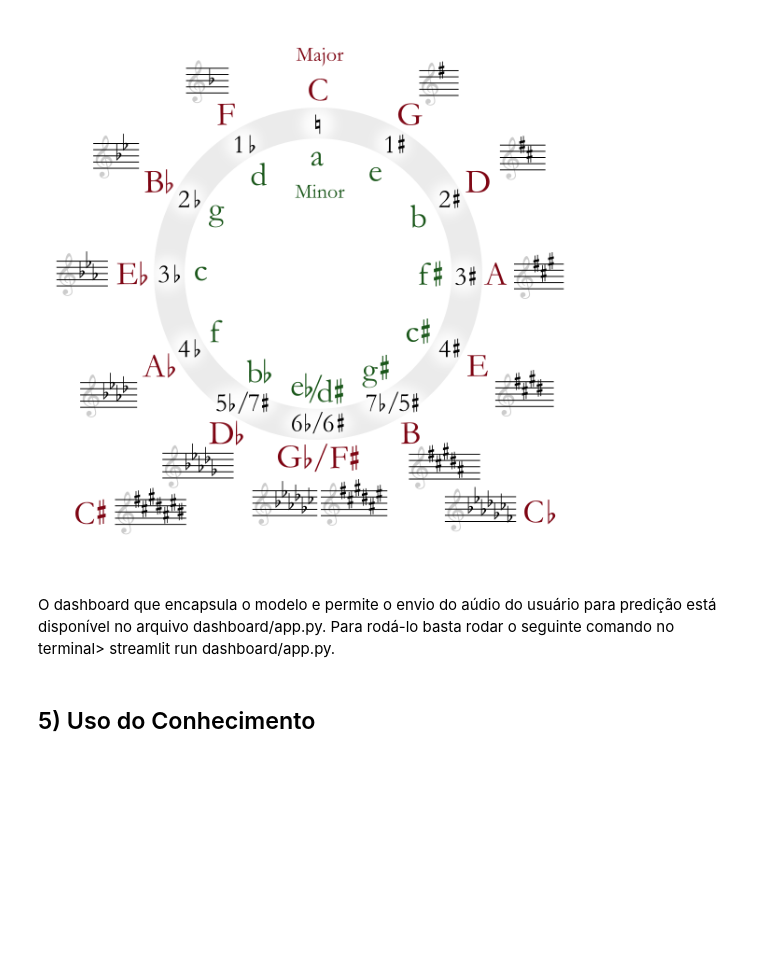
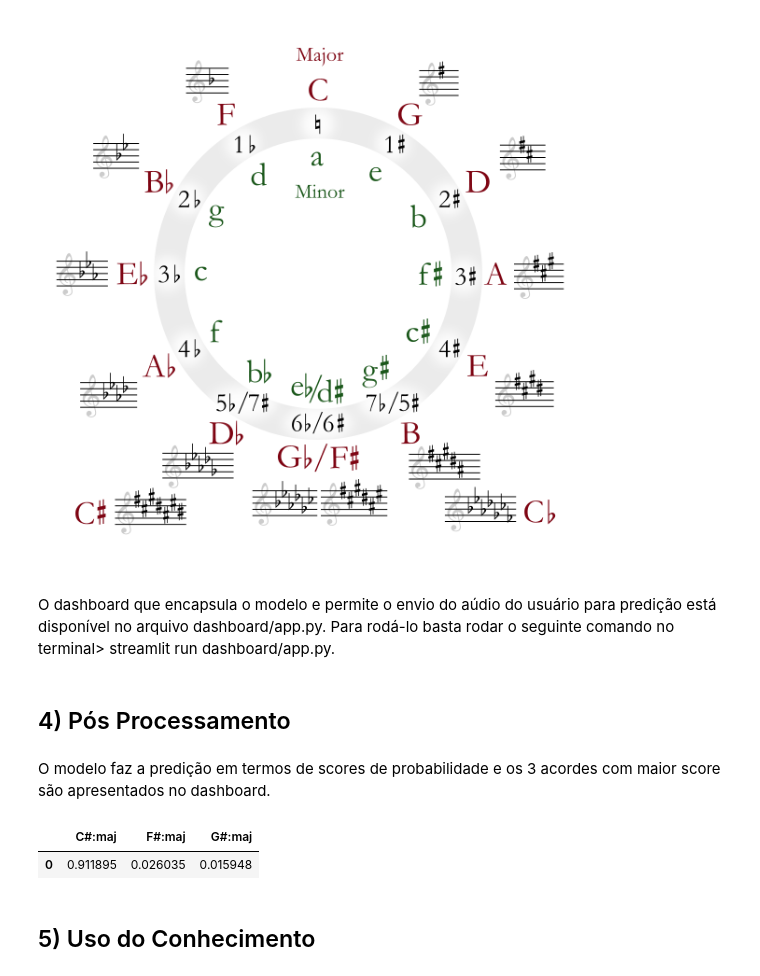
Before and after one commit to derSchmetterling/chord_recognition, a Jupyter notebook: project_notebook.ipynb, the cells around one changed output. Drawn from its saved outputs; the diff is of its cells as text; code cells hidden in the pictures; blank space fills up the shorter version.

```diff
--- a/project_notebook.ipynb
+++ b/project_notebook.ipynb
@@ -340,6 +340,19 @@ display.Image("img/cicle_fifths.png")
 [figure]
 # %% [markdown]
 O dashboard que encapsula o modelo e permite o envio do aúdio do usuário para predição está disponível no arquivo dashboard/app.py. Para rodá-lo basta rodar o seguinte comando no terminal> streamlit run dashboard/app.py.
+# %% [markdown]
+## 4) Pós Processamento
+# %% [markdown]
+O modelo faz a predição em termos de scores de probabilidade e os 3 acordes com maior score são apresentados no dashboard.
+# %%
+pred = model.predict_proba(X_rf[1, :].reshape(1,14592))
+# %%
+df_pred = pd.DataFrame(pred, columns=model.classes_)
+top3 = df_pred.sort_values(by = 0, axis = 1, ascending=False).iloc[:, :3]
+top3
+# %% [output]
+|  | C#:maj | F#:maj | G#:maj |
+| 0 | 0.911895 | 0.026035 | 0.015948 |
 # %% [markdown]
 ## 5) Uso do Conhecimento
 # %% [markdown]
```
Also changed, not shown: parts of 1 cell of this notebook.
